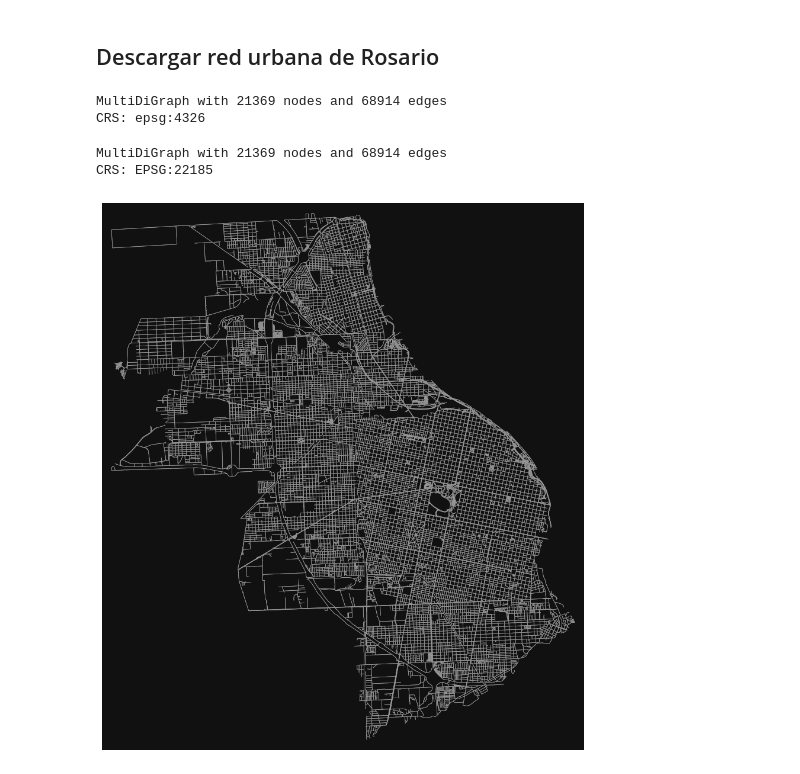
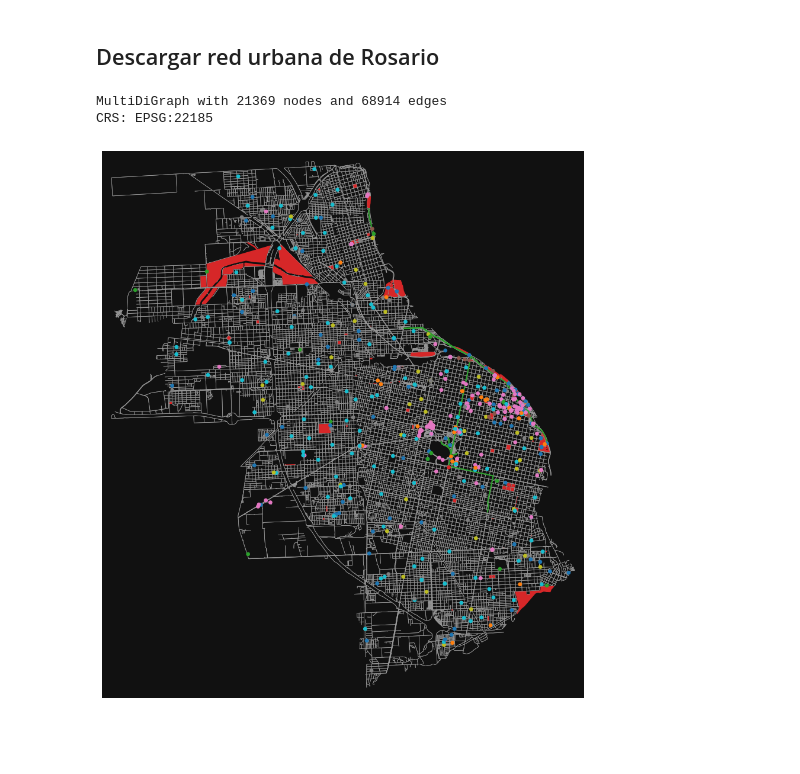
Before and after one commit to maximoalva/rosario-15-minute-city, a Jupyter notebook: notebooks/red_urbana.ipynb, the cells around one changed output. Cells and saved outputs as stored; diff of their text form; code cells hidden in the pictures; blank space fills up the shorter version.

```diff
--- a/notebooks/red_urbana.ipynb
+++ b/notebooks/red_urbana.ipynb
@@ -21,6 +37,0 @@ grafo = ox.graph_from_place(place, network_type="walk", simplify=True)
-# %%
-print(grafo)
-print(f"CRS: {grafo.graph["crs"]}")
-# %% [output]
-MultiDiGraph with 21369 nodes and 68914 edges
-CRS: epsg:4326
@@ -32,12 +41,20 @@ print(f"CRS: {grafo.graph["crs"]}")
 # %% [output]
 MultiDiGraph with 21369 nodes and 68914 edges
 CRS: EPSG:22185
-# %%
-fig, ax = ox.plot_graph(
-    grafo,
-    node_size=0,
-    edge_linewidth=0.5,
-    figsize=(12, 12)
-)
-# %% [output]
-[figure, removed]
+# %%
+gdf = gpd.read_file(PROCESSED_FILE)
+# %%
+fig, ax = ox.plot_graph(
+    grafo,
+    node_size=0,
+    edge_linewidth=0.5,
+    figsize=(12, 12),
+    show=False,
+    close=False
+)
+
+gdf.plot(ax=ax, column='categoria', cmap='tab10', markersize=15, zorder=2)
+
+plt.show()
+# %% [output]
+[figure, added]
```
Also changed, not shown: parts of 10 cells of this notebook.
